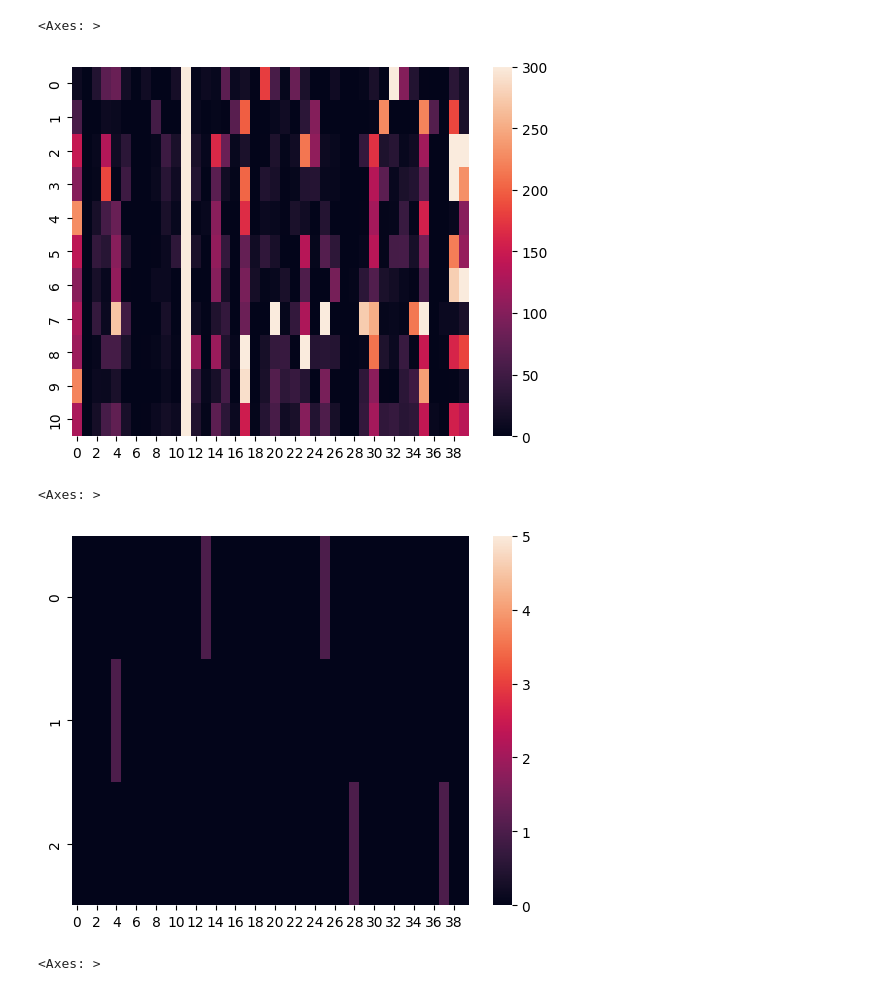
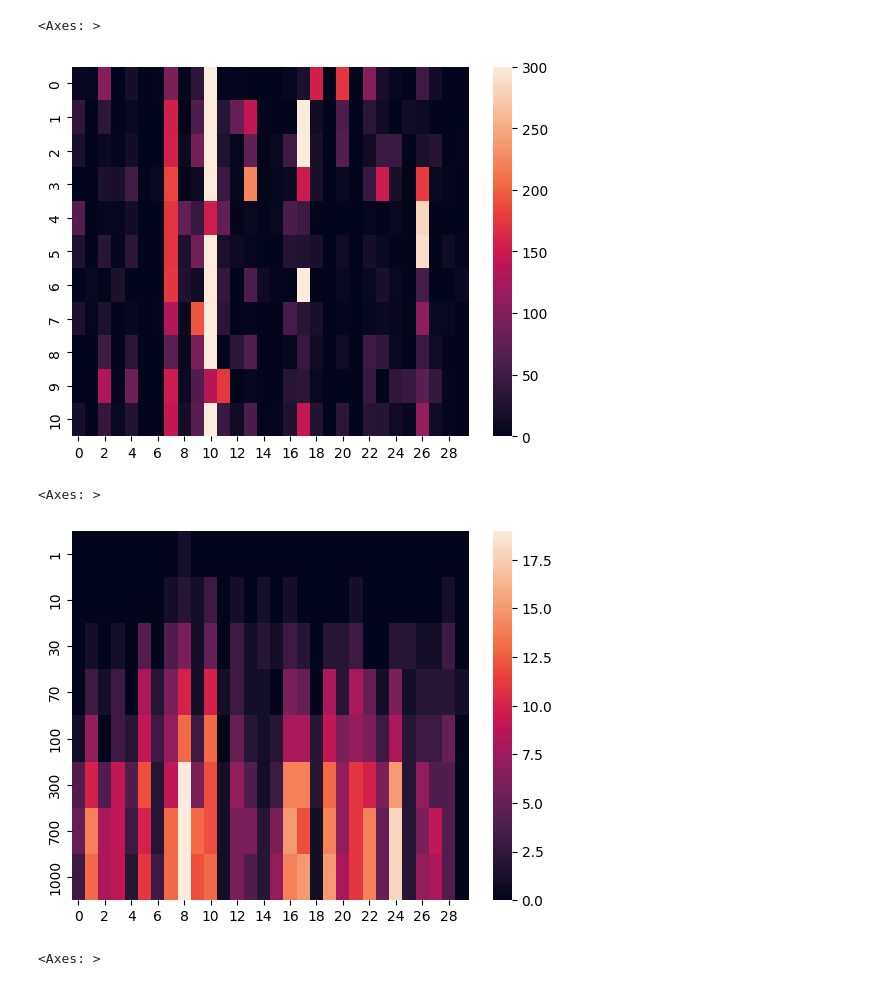
Before and after one commit to vitryt/label-free-bias-identification, a Jupyter notebook: data_recovery.ipynb, the cells around one changed output. Drawn from its saved outputs; the diff is of its cells as text; code cells hidden in the pictures.

```diff
--- a/data_recovery.ipynb
+++ b/data_recovery.ipynb
@@ -61,11 +46,14 @@ model_res
 # %%
-with open(f"models/{exp_name}/concepts_{exp_id}_{0}.pkl", "rb") as f:
+with open(f"models/{exp_name}/concepts_{0}_{1}.pkl", "rb") as f:
     concept_res = pkl.load(f)
+# %%
+amount_of_concept = 30
+studied_bias = 8
+step_amount = 70
 # %%
-with open(f"models/{exp_name}/bias_{exp_id}_{0}.pkl", "rb") as f:
+with open(f"models/{exp_name}/bias_{exp_id}_{1}.pkl", "rb") as f:
     bias_res = pkl.load(f)
 
-studied_bias = 1
 table = []
 for i in range(10):
     table.append((bias_res[studied_bias][i][1] - bias_res[studied_bias][i][0]).mean(axis=0))
@@ -82,14 +70,17 @@ table1.append(sum(table1)/len(table1))
 sb.heatmap(table1, vmin=0, vmax=300, annot=False)
 # %% [output]
 <Axes: >
-[figure, old version]
+[figure, new version]
 # %%
-table_ = cu.analyze_results(concept_res["concept_results"][10], studied_bias, 40)
-table1 = [table_[0]/table_[2] - table_[1]/table_[2] - table_[3]/table_[4]]
-sb.heatmap([table_[0], table_[1], table_[3]], vmin=0, vmax=5, annot=False)
+truc = []
+for step_amount in [1, 10, 30, 70, 100, 300, 700, 1000]:
+    table_ = cu.analyze_results(concept_res["concept_results"][step_amount], studied_bias, amount_of_concept)
+    truc.append(table_[0])
+# table1 = [table_[0]/table_[2] - table_[1]/table_[2] - table_[3]/table_[4]]
+sb.heatmap(truc, vmin=0, vmax=truc[-1].max(), annot=False, yticklabels=[1, 10, 30, 70, 100, 300, 700, 1000])
 # %% [output]
 <Axes: >
-[figure, old version]
+[figure, new version]
 # %%
 table_ = cu.analyze_results(concept_res["concept_results"][10], studied_bias, 40)
 table1 = [table_[0]/table_[2] - table_[1]/table_[2] - table_[3]/table_[4]]
```
Also changed, not shown: parts of 4 cells of this notebook, 4 other files.
